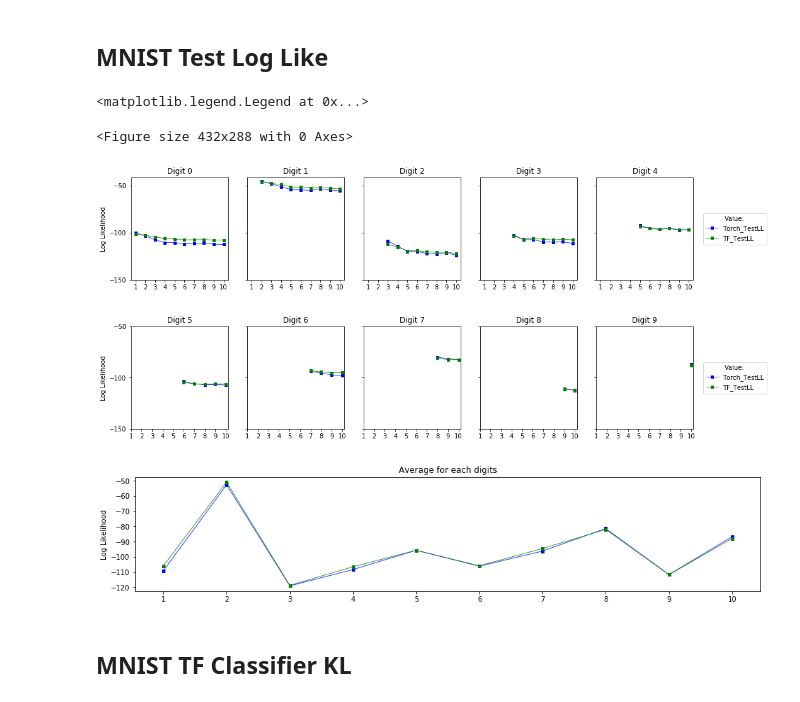
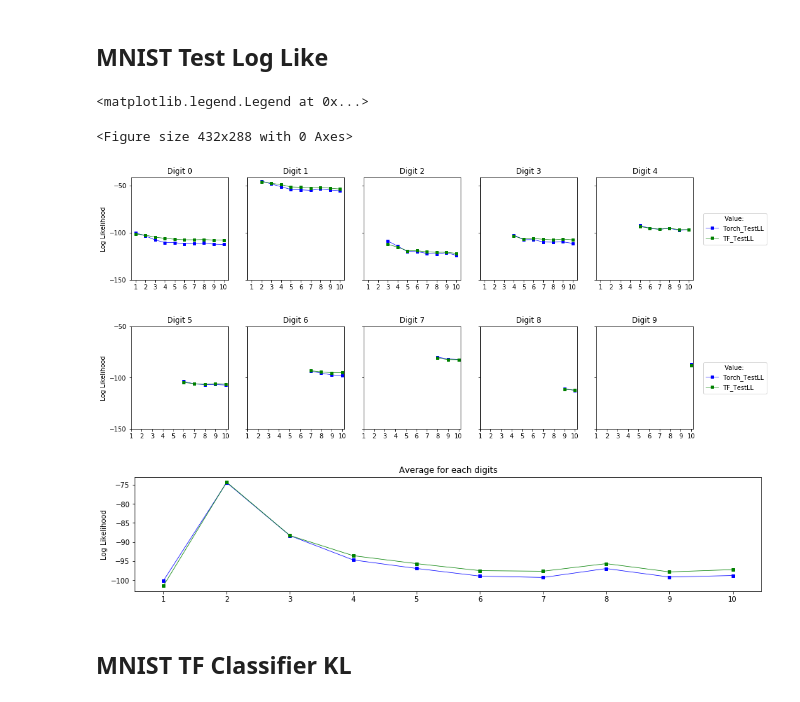
Before and after one commit to guyrom27/VariationalContinualLearning, a Jupyter notebook: Results.ipynb, the cells around one changed output. Saved outputs shown, nothing was run; the diff lists cells and outputs as text; code cells hidden in the pictures.

```diff
--- a/Results.ipynb
+++ b/Results.ipynb
@@ -342,36 +342,36 @@ for i in range(5):
     ax2[i].set_yticks(np.arange(-50, -151,-50))
 
 test_ll[test_ll == 0] = np.nan
 test_ll_tf[test_ll_tf == 0] = np.nan
 
-ax3.plot(x, np.nanmean(test_ll,0), color = "b", marker = "s")
-ax3.plot(x, np.nanmean(test_ll_tf,0), color = "g", marker = "s")
+ax3.plot(x, np.nanmean(test_ll,1), color = "b", marker = "s")
+ax3.plot(x, np.nanmean(test_ll_tf,1), color = "g", marker = "s")
 ax3.set_title("Average for each digits")
 ax3.set_ylabel("Log Likelihood")
 ax3.set_xticks(np.arange(1,11,1))
 
 
 ax1[0].set_ylabel("Log Likelihood")
 ax2[0].set_ylabel("Log Likelihood")
 
 g.legend(   # The line objects
            labels=["Torch_TestLL", "TF_TestLL"],   # The labels for each line
            loc="center right",   # Position of legend
            borderaxespad=0.3,    # Small spacing around legend box
            title="Value:"  # Title for the legendblack
            )
 h.legend(   # The line objects
            labels=["Torch_TestLL", "TF_TestLL"],   # The labels for each line
            loc="center right",   # Position of legend
            borderaxespad=0.3,    # Small spacing around legend box
            title="Value:"  # Title for the legend
            )
 # %% [output]
 <matplotlib.legend.Legend at 0x...>
 <Figure size 432x288 with 0 Axes>
 [figure]
 [figure]
-[figure, old version]
+[figure, new version]
 # %% [markdown]
 <h2> MNIST TF Classifier KL </h2>
 # %%
```
Also changed, not shown: parts of 5 cells of this notebook, 4 other files.
